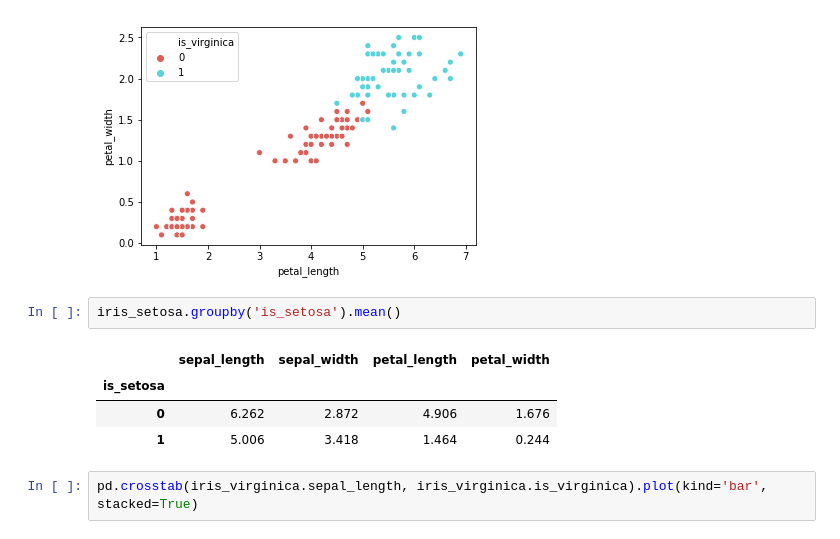
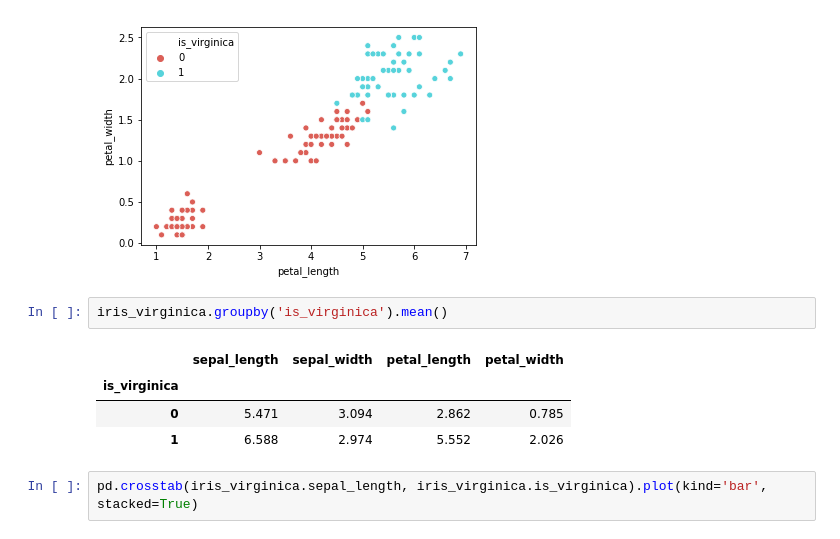
Before and after one commit to ekiMGlz/AplicadaIII, a Jupyter notebook: Logit_iris/Iris.ipynb, the cells around one changed output. Saved outputs shown, nothing was run; the diff lists cells and outputs as text.

```diff
--- a/Logit_iris/Iris.ipynb
+++ b/Logit_iris/Iris.ipynb
@@ -112,12 +133,12 @@ sns.scatterplot(x="petal_length",y="petal_width", hue ="is_virginica", data = ir
 <matplotlib.axes._subplots.AxesSubplot at 0x...>
 [figure]
 # %%
-iris_setosa.groupby('is_setosa').mean()
+iris_virginica.groupby('is_virginica').mean()
 # %% [output]
 |  | sepal_length | sepal_width | petal_length | petal_width |
-| is_setosa |  |  |  |  |
-| 0 | 6.262 | 2.872 | 4.906 | 1.676 |
-| 1 | 5.006 | 3.418 | 1.464 | 0.244 |
+| is_virginica |  |  |  |  |
+| 0 | 5.471 | 3.094 | 2.862 | 0.785 |
+| 1 | 6.588 | 2.974 | 5.552 | 2.026 |
 # %%
 pd.crosstab(iris_virginica.sepal_length, iris_virginica.is_virginica).plot(kind='bar', stacked=True)
 # %% [output]
```
Also changed, not shown: parts of 12 cells of this notebook, 31 other files.
